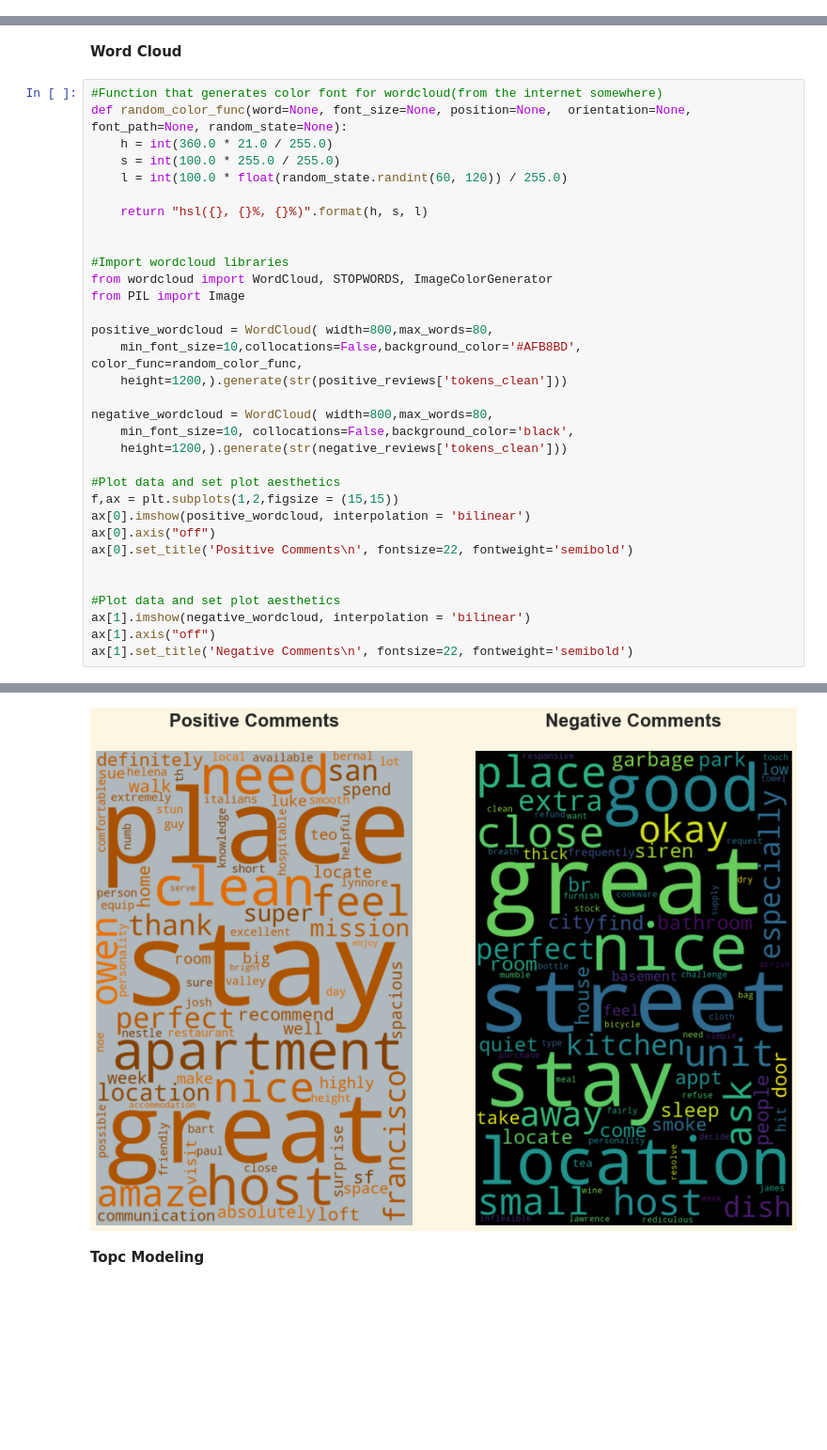
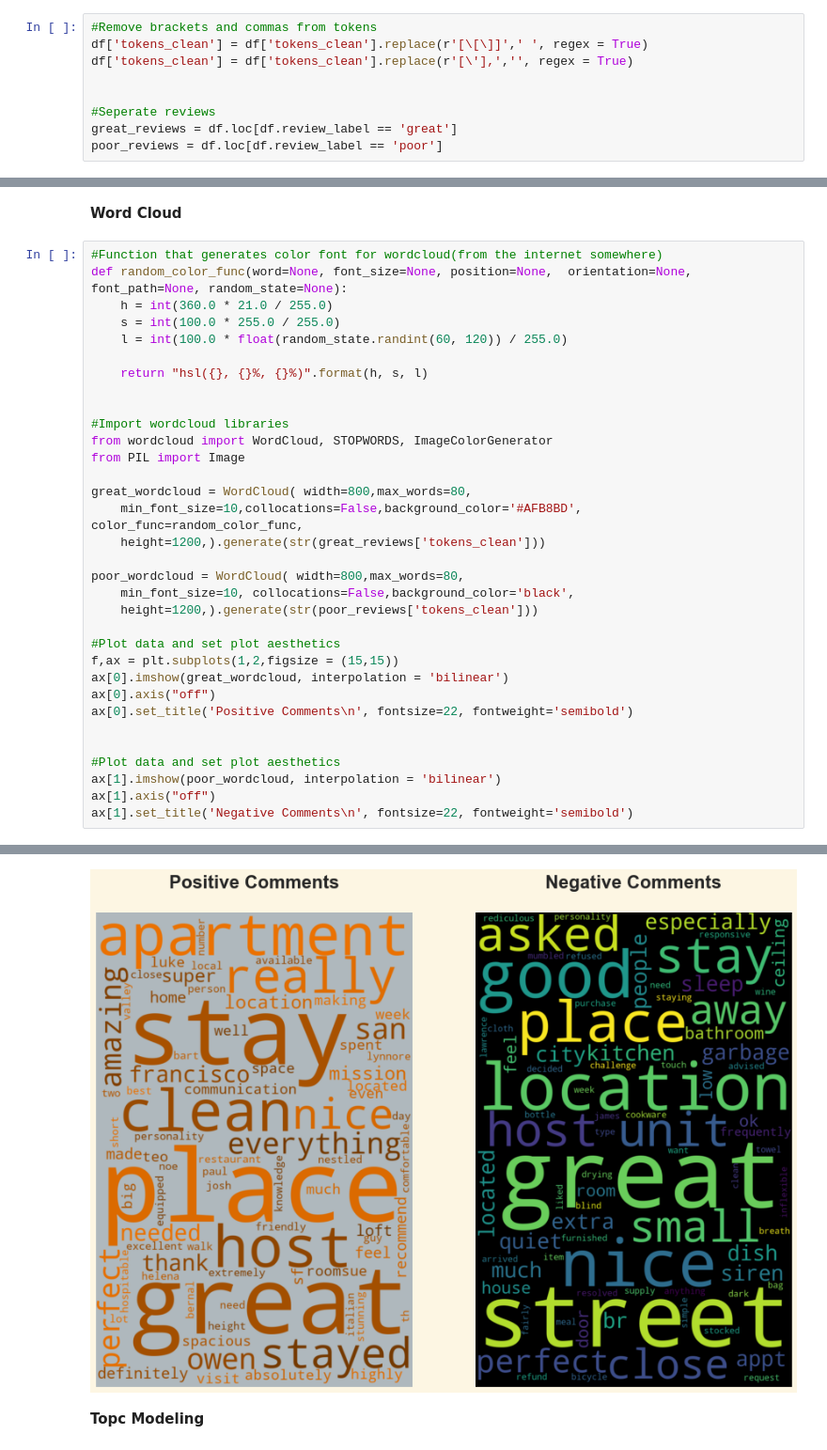
Before and after one commit to KishenSharma6/SF-Airbnb-Analysis, a Jupyter notebook: Project_Codes/02_EDA/2020_0526_Reviews_EDA.ipynb, the cells around one changed output, grey strips where cells are left out. Shown: that part at 94% size. Cells and saved outputs as stored; diff of their text form; blank space fills up the shorter version.

```diff
--- a/Project_Codes/02_EDA/2020_0526_Reviews_EDA.ipynb
+++ b/Project_Codes/02_EDA/2020_0526_Reviews_EDA.ipynb
@@ -130,3 +119,12 @@ negative_reviews[['tokens_clean','tokens_clean_pos']] = negative_reviews[['token
+# %%
+#Remove brackets and commas from tokens
+df['tokens_clean'] = df['tokens_clean'].replace(r'[\[\]]',' ', regex = True)
+df['tokens_clean'] = df['tokens_clean'].replace(r'[\'],','', regex = True)
+
+
+#Seperate reviews
+great_reviews = df.loc[df.review_label == 'great']
+poor_reviews = df.loc[df.review_label == 'poor']
 # %% [markdown]
 **Word Frequency**
 # %%
@@ -163,39 +161,39 @@ visualizer.poof;
 # %%
 #Function that generates color font for wordcloud(from the internet somewhere)
 def random_color_func(word=None, font_size=None, position=None,  orientation=None, font_path=None, random_state=None):
     h = int(360.0 * 21.0 / 255.0)
     s = int(100.0 * 255.0 / 255.0)
     l = int(100.0 * float(random_state.randint(60, 120)) / 255.0)
 
     return "hsl({}, {}%, {}%)".format(h, s, l)
 
 
 #Import wordcloud libraries
 from wordcloud import WordCloud, STOPWORDS, ImageColorGenerator
 from PIL import Image
 
-positive_wordcloud = WordCloud( width=800,max_words=80,
+great_wordcloud = WordCloud( width=800,max_words=80,
     min_font_size=10,collocations=False,background_color='#AFB8BD', color_func=random_color_func,
-    height=1200,).generate(str(positive_reviews['tokens_clean']))
+    height=1200,).generate(str(great_reviews['tokens_clean']))
 
-negative_wordcloud = WordCloud( width=800,max_words=80,
+poor_wordcloud = WordCloud( width=800,max_words=80,
     min_font_size=10, collocations=False,background_color='black',
-    height=1200,).generate(str(negative_reviews['tokens_clean']))
+    height=1200,).generate(str(poor_reviews['tokens_clean']))
 
 #Plot data and set plot aesthetics
 f,ax = plt.subplots(1,2,figsize = (15,15))
-ax[0].imshow(positive_wordcloud, interpolation = 'bilinear')
+ax[0].imshow(great_wordcloud, interpolation = 'bilinear')
 ax[0].axis("off")
 ax[0].set_title('Positive Comments\n', fontsize=22, fontweight='semibold')
 
 
 #Plot data and set plot aesthetics
-ax[1].imshow(negative_wordcloud, interpolation = 'bilinear')
+ax[1].imshow(poor_wordcloud, interpolation = 'bilinear')
 ax[1].axis("off")
 ax[1].set_title('Negative Comments\n', fontsize=22, fontweight='semibold')
 # %% [output]
 Text(0.5, 1.0, 'Negative Comments\n')
-[figure, old version]
+[figure, new version]
 # %% [markdown]
 **Topc Modeling**
 # %%
```
Also changed, not shown: parts of 16 cells of this notebook.
